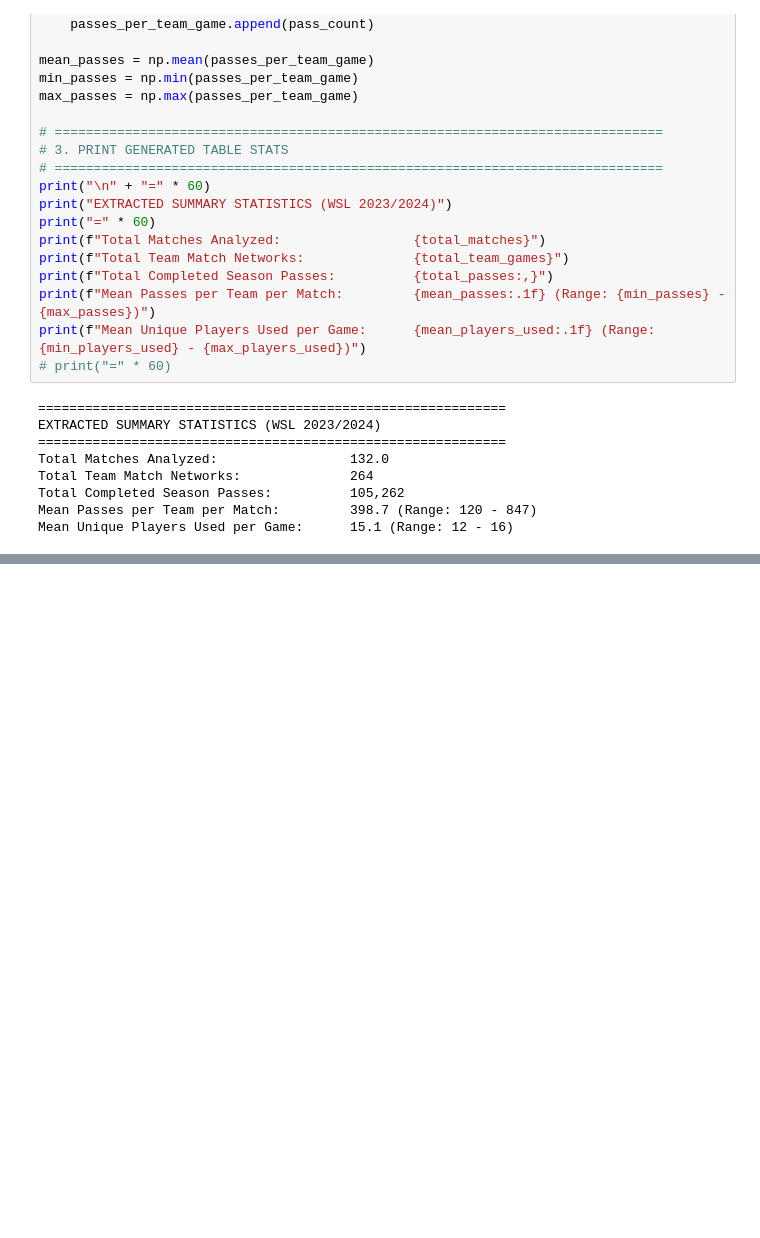
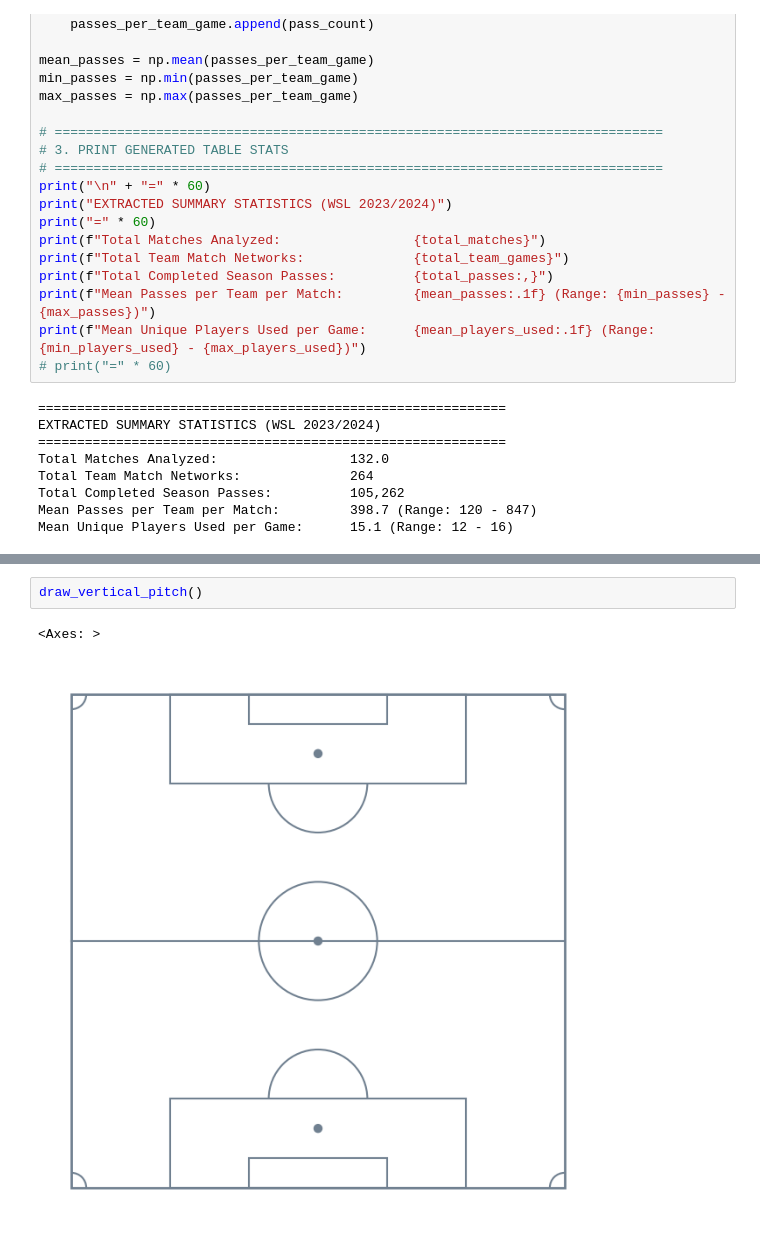
Before and after one commit to LukeBirkett/study-planner, a Jupyter notebook: 981G5_Network_Science/assessment/notebook.ipynb, the cells around one changed output, grey strips where cells are left out. Cells and saved outputs as stored; diff of their text form; blank space fills up the shorter version.

```diff
--- a/981G5_Network_Science/assessment/notebook.ipynb
+++ b/981G5_Network_Science/assessment/notebook.ipynb
@@ -251,0 +443,5 @@ Mean Unique Players Used per Game:      15.1 (Range: 12 - 16)
+# %%
+draw_vertical_pitch()
+# %% [output]
+<Axes: >
+[figure, added]
```
Also changed, not shown: parts of 14 cells of this notebook, 6 other files.
